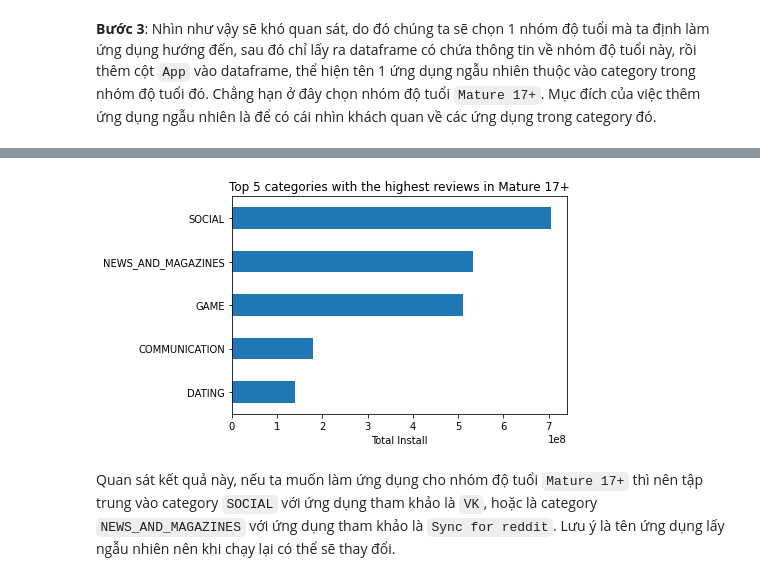
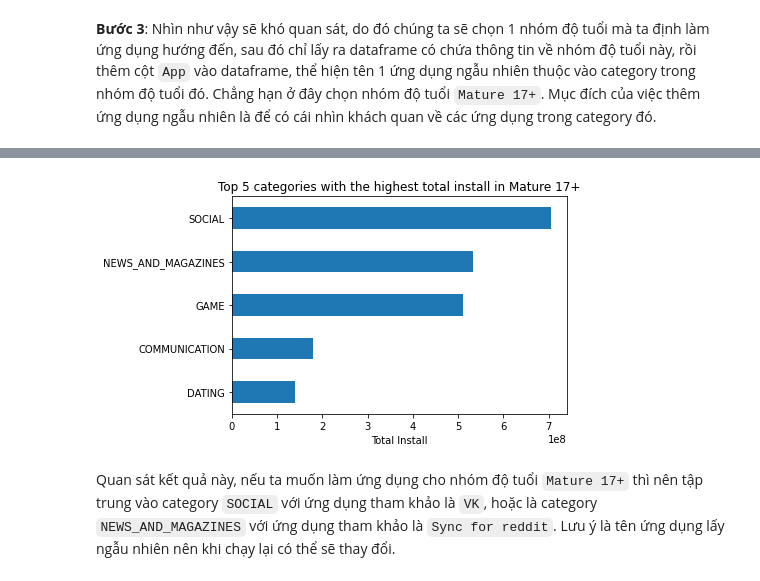
Before and after one commit to tqthangbl/P4DS-FinalProject, a Jupyter notebook: notebook.ipynb, the cells around one changed output, grey strips where cells are left out. Cells and saved outputs as stored; diff of their text form; code cells hidden in the pictures.

```diff
--- a/notebook.ipynb
+++ b/notebook.ipynb
@@ -879,10 +879,10 @@ df
 # %%
 df.plot.barh(x='Category', y='Total Install', legend=False)
-plt.title(f'Top 5 categories with the highest reviews in {view_content_rating}')
+plt.title(f'Top 5 categories with the highest total install in {view_content_rating}')
 plt.xlabel('Total Install')
 plt.ylabel('');
 # %% [output]
-[figure, old version]
+[figure, new version]
 # %% [markdown]
 Quan sát kết quả này, nếu ta muốn làm ứng dụng cho nhóm độ tuổi `Mature 17+` thì nên tập trung vào category `SOCIAL` với ứng dụng tham khảo là `VK`, hoặc là category `NEWS_AND_MAGAZINES` với ứng dụng tham khảo là `Sync for reddit`. Lưu ý là tên ứng dụng lấy ngẫu nhiên nên khi chạy lại có thể sẽ thay đổi.
 # %% [markdown]
```
Also changed, not shown: parts of 6 cells of this notebook.
